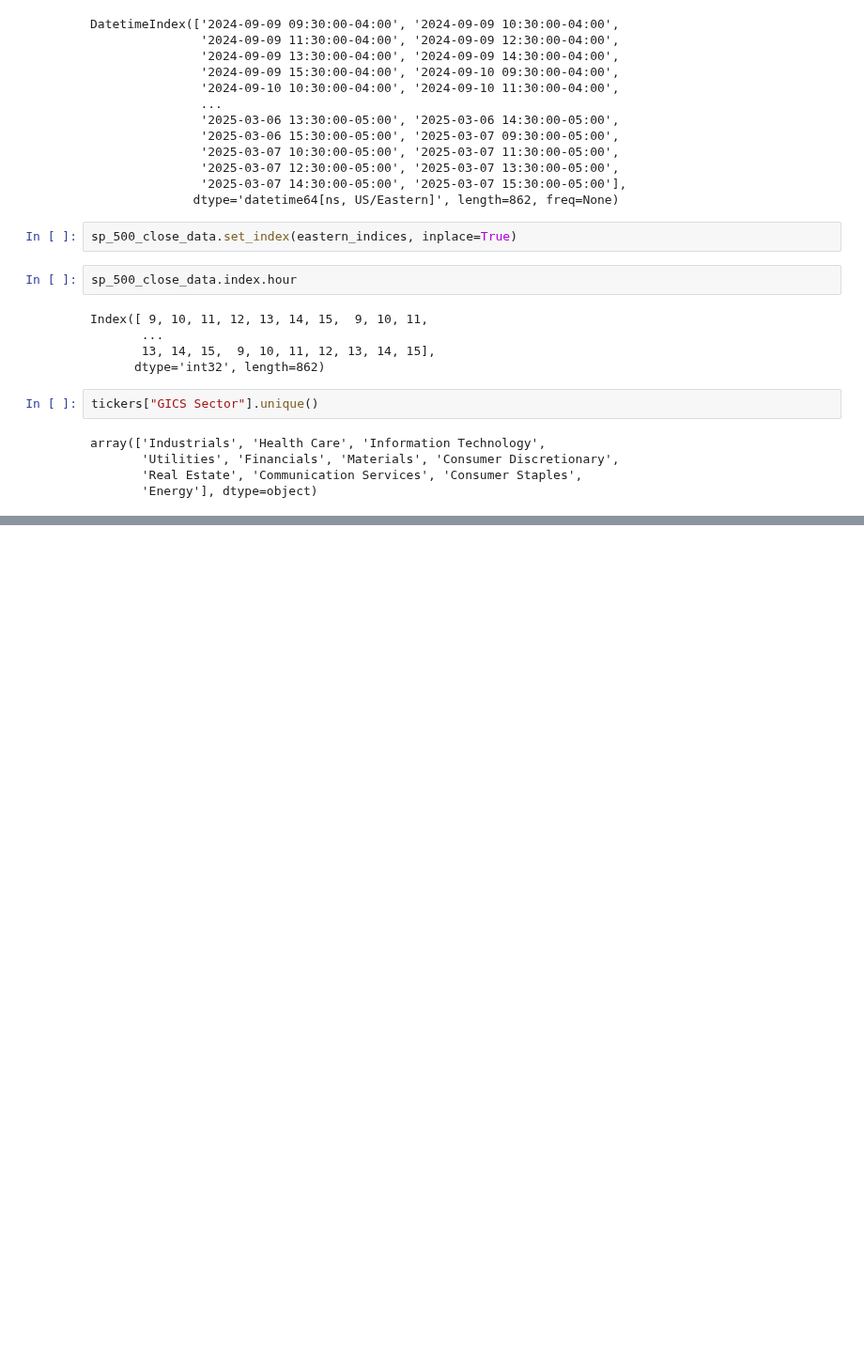
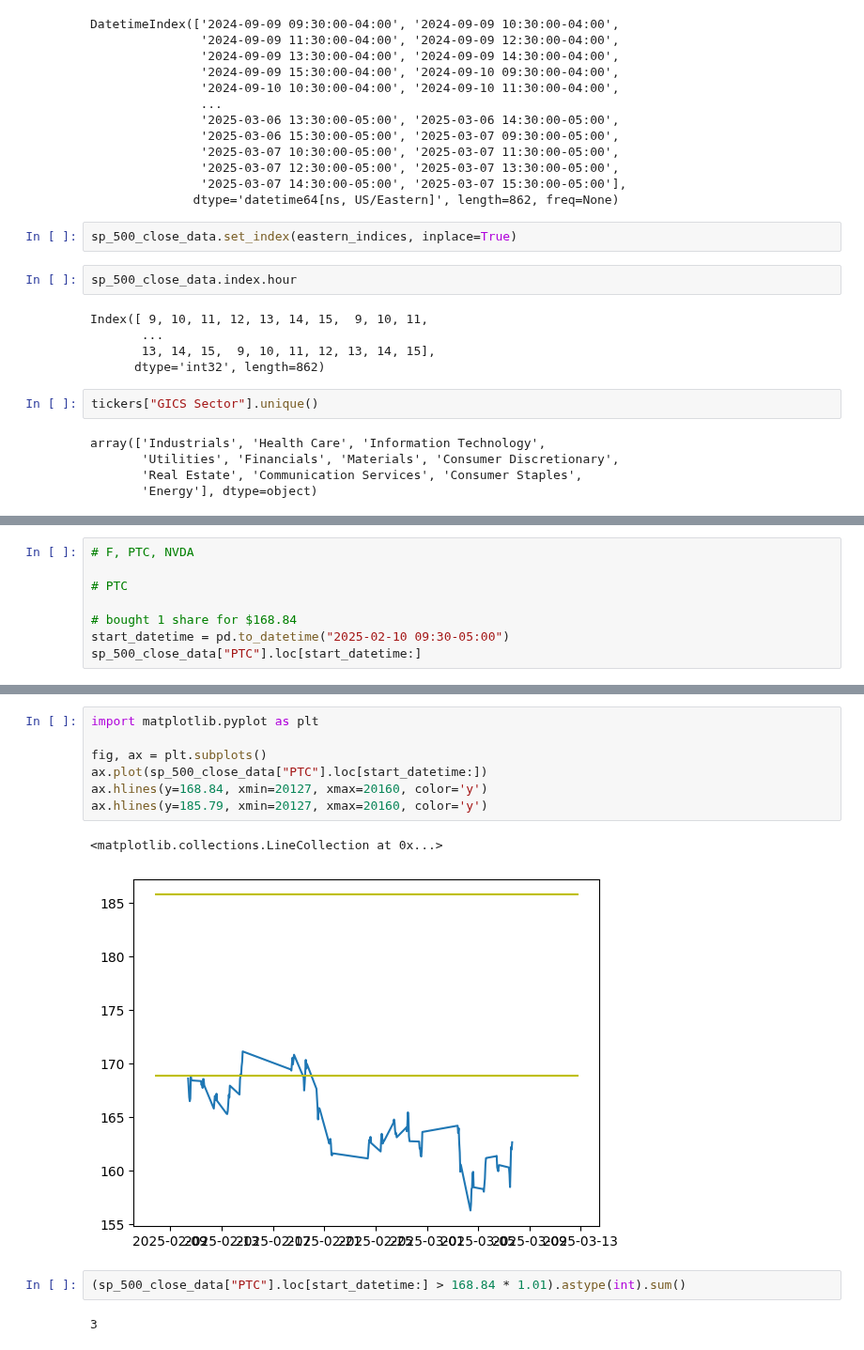
Before and after one commit to wbchristerson/jn-learning, a Jupyter notebook: strategy_02_equity_selection.ipynb, the cells around one changed output, grey strips where cells are left out. Shown at 94% size. Saved outputs shown, nothing was run; the diff lists cells and outputs as text; blank space fills up the shorter version.

```diff
--- a/strategy_02_equity_selection.ipynb
+++ b/strategy_02_equity_selection.ipynb
@@ -145,0 +146,8 @@ sp_500_close_data
+# %%
+# F, PTC, NVDA
+
+# PTC
+
+# bought 1 share for $168.84
+start_datetime = pd.to_datetime("2025-02-10 09:30-05:00")
+sp_500_close_data["PTC"].loc[start_datetime:]
@@ -145,0 +167,14 @@ sp_500_close_data
+# %%
+import matplotlib.pyplot as plt
+
+fig, ax = plt.subplots()
+ax.plot(sp_500_close_data["PTC"].loc[start_datetime:])
+ax.hlines(y=168.84, xmin=20127, xmax=20160, color='y')
+ax.hlines(y=185.79, xmin=20127, xmax=20160, color='y')
+# %% [output]
+<matplotlib.collections.LineCollection at 0x...>
+[figure, added]
+# %%
+(sp_500_close_data["PTC"].loc[start_datetime:] > 168.84 * 1.01).astype(int).sum()
+# %% [output]
+3
```
Also changed, not shown: parts of 13 cells of this notebook, 1 other file.
